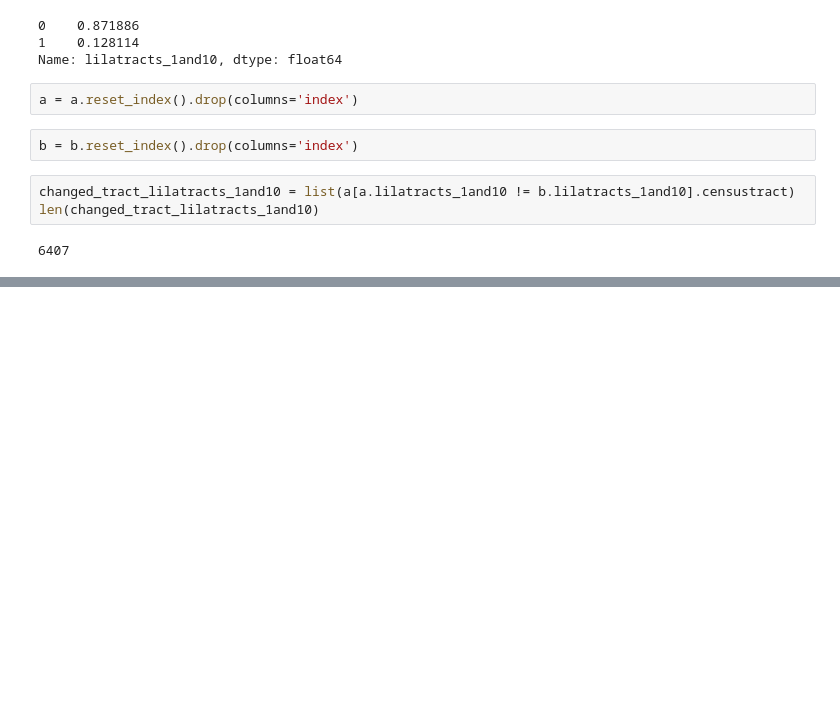
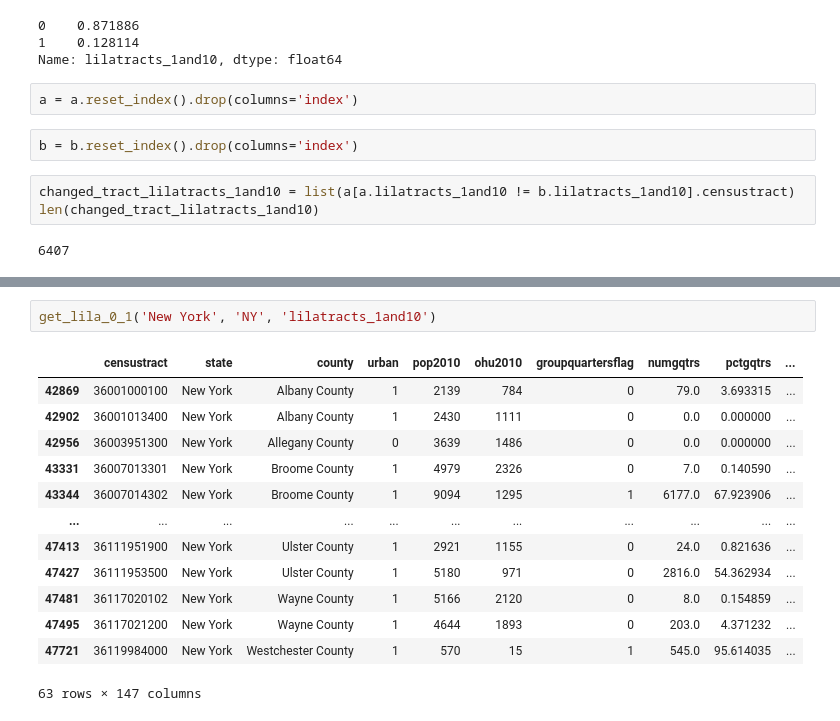
Before and after one commit to derryzrli/food-insecurity-analysis, a Jupyter notebook: starter-code_k.ipynb, the cells around one changed output, grey strips where cells are left out. Drawn from its saved outputs; the diff is of its cells as text; blank space fills up the shorter version.

```diff
--- a/starter-code_k.ipynb
+++ b/starter-code_k.ipynb
@@ -436,0 +524,16 @@ len(changed_tract_lilatracts_1and10)
+# %%
+get_lila_0_1('New York', 'NY', 'lilatracts_1and10')
+# %% [output]
+|  | censustract | state | county | urban | pop2010 | ohu2010 | groupquartersflag | numgqtrs | pctgqtrs | ... |
+| 42869 | 36001000100 | New York | Albany County | 1 | 2139 | 784 | 0 | 79.0 | 3.693315 | ... |
+| 42902 | 36001013400 | New York | Albany County | 1 | 2430 | 1111 | 0 | 0.0 | 0.000000 | ... |
+| 42956 | 36003951300 | New York | Allegany County | 0 | 3639 | 1486 | 0 | 0.0 | 0.000000 | ... |
+| 43331 | 36007013301 | New York | Broome County | 1 | 4979 | 2326 | 0 | 7.0 | 0.140590 | ... |
+| 43344 | 36007014302 | New York | Broome County | 1 | 9094 | 1295 | 1 | 6177.0 | 67.923906 | ... |
+| ... | ... | ... | ... | ... | ... | ... | ... | ... | ... | ... |
+| 47413 | 36111951900 | New York | Ulster County | 1 | 2921 | 1155 | 0 | 24.0 | 0.821636 | ... |
+| 47427 | 36111953500 | New York | Ulster County | 1 | 5180 | 971 | 0 | 2816.0 | 54.362934 | ... |
+| 47481 | 36117020102 | New York | Wayne County | 1 | 5166 | 2120 | 0 | 8.0 | 0.154859 | ... |
+| 47495 | 36117021200 | New York | Wayne County | 1 | 4644 | 1893 | 0 | 203.0 | 4.371232 | ... |
+| 47721 | 36119984000 | New York | Westchester County | 1 | 570 | 15 | 1 | 545.0 | 95.614035 | ... |
+63 rows × 147 columns
```
Also changed, not shown: parts of 8 cells of this notebook.
